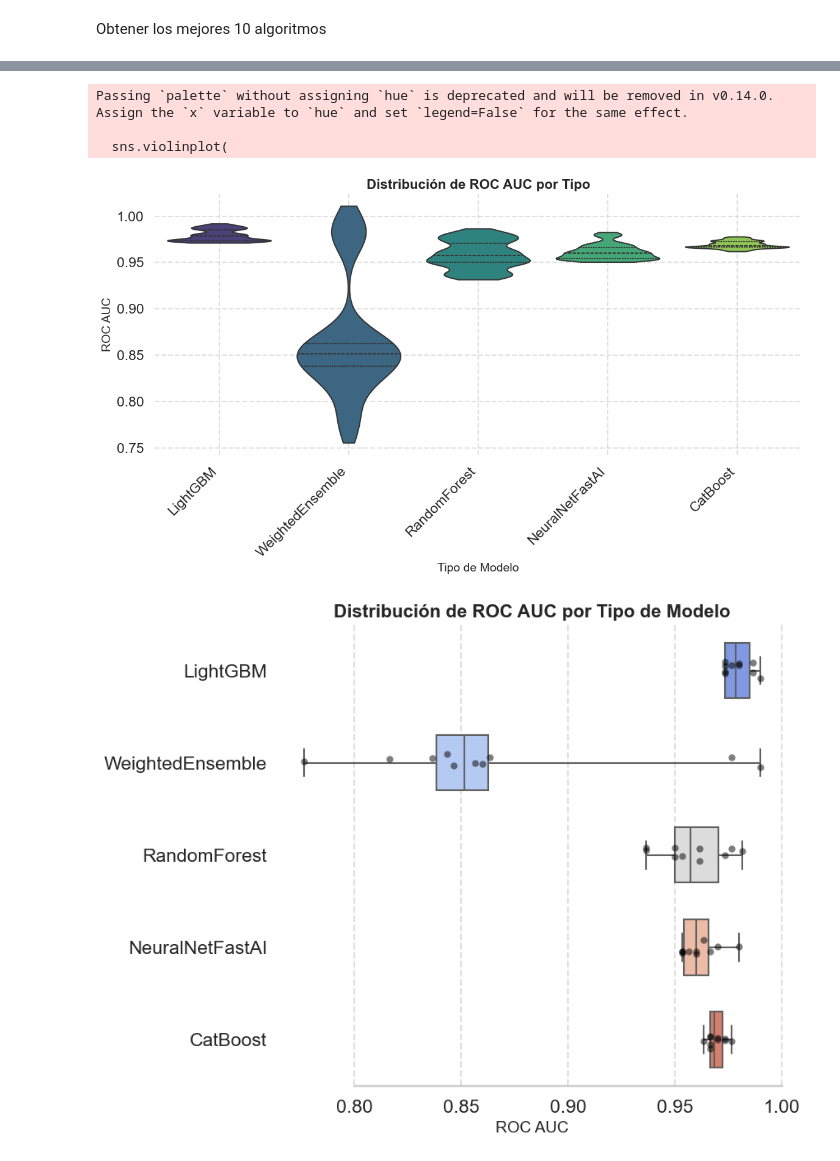
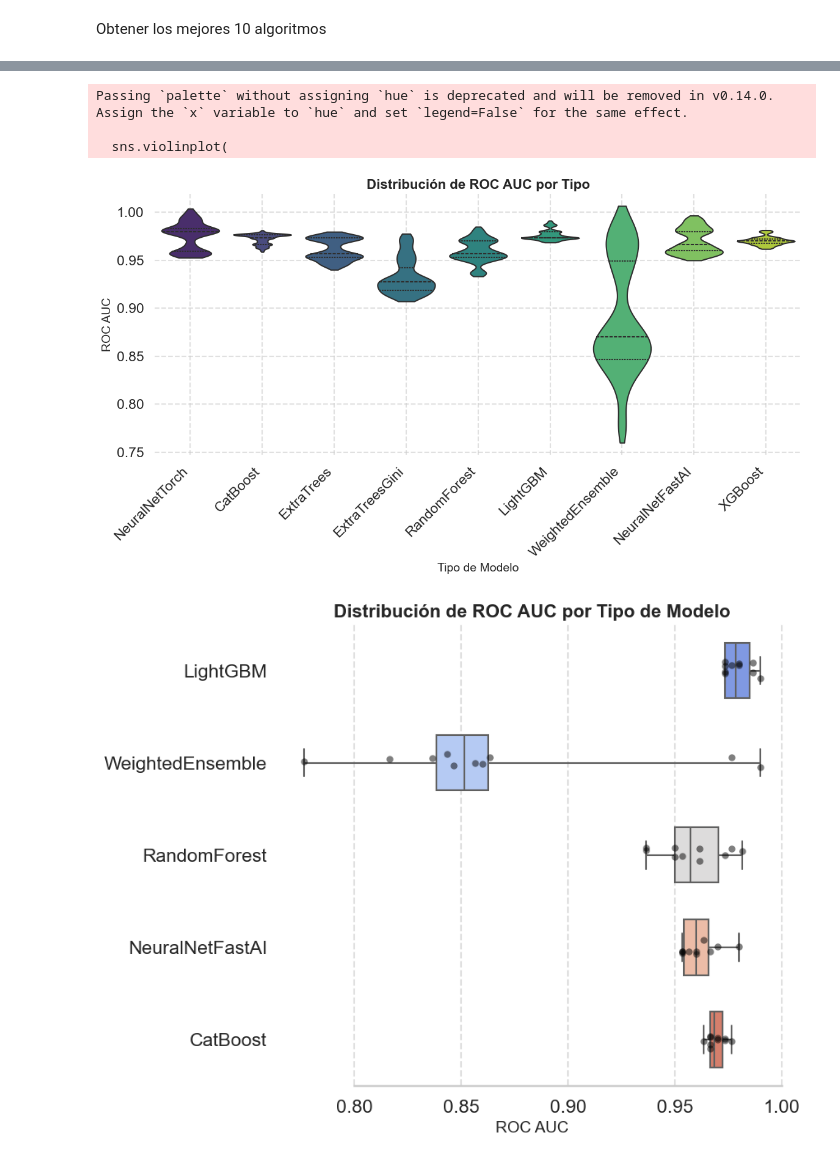
Before and after one commit to jgalanl/synthetic-data, a Jupyter notebook: analytics/analytics.ipynb, the cells around one changed output, grey strips where cells are left out. Saved outputs shown, nothing was run; the diff lists cells and outputs as text; code cells hidden in the pictures.

```diff
--- a/analytics/analytics.ipynb
+++ b/analytics/analytics.ipynb
@@ -5,8 +1,3 @@ Mostrar los resultados coloreando por el tipo de dato sintético
 # %%
 import pandas as pd
 from glob import glob
-# %%
-all_excel_files = glob("../results/ctgan/predictors*.xlsx")
-
-# read all Excel files at once
-df = pd.concat(pd.read_excel(excel_file) for excel_file in all_excel_files)
@@ -15 +4,11 @@ df['type'] = df['model'].apply(lambda x: x.split('_')[0])
+# %%
+generators = ['cg', 'ctgan', 'gc', 'tvaes']
+list_df = []
+
+for i in generators:
+    files = glob(f'../results/{i}/predictors*.xlsx')
+    df = pd.concat(pd.read_excel(excel_file) for excel_file in files)
+    df['generator'] = i
+    df['type'] = df['model'].apply(lambda x: x.split('_')[0])
+    list_df.append(df)
 # %%
@@ -17,4 +16,14 @@ metrics = ['type', 'roc_auc', 'f1', 'precision', 'recall', 'accuracy']
 # %% [markdown]
 Obtener los mejores 10 algoritmos
 # %%
-best_types = df[df['roc_auc'].notnull()].sort_values(['roc_auc', 'accuracy'], ascending=False).groupby('type').head(1).head(5)['type'].tolist()
+list_best = []
+for df in list_df:
+    best_types = df[df['roc_auc'].notnull()].sort_values(['roc_auc', 'accuracy'], ascending=False).groupby('type').head(1).head(5)['type'].tolist()
+    best_models = (
+        df[df["type"].isin(best_types)]
+        .dropna(subset=["roc_auc"])  # Eliminar valores nulos en roc_auc
+        .sort_values(["roc_auc", "accuracy"], ascending=False)
+        .groupby("type")
+        .head(10)
+    )
+    list_best.append(best_models)
@@ -49,0 +30,2 @@ top_df
+# %%
+result_df = pd.concat(list_best, ignore_index=True)
@@ -57,35 +55,35 @@ sns.set_theme(style="whitegrid", context="talk", palette="deep")
 # Configurar la figura
 fig, ax = plt.subplots(figsize=(12, 7))
 
 # Gráfico de violín con mejor visibilidad
 sns.violinplot(
-    data=top_df, x="type", y="roc_auc",
+    data=result_df, x="type", y="roc_auc",
     bw_adjust=0.5, cut=1, linewidth=1.5,
     palette="viridis", inner="quartile"
 )
 
 # Personalización de etiquetas y título
 ax.set_title("Distribución de ROC AUC por Tipo", fontsize=16, fontweight="bold")
 ax.set_xlabel("Tipo de Modelo", fontsize=14)
 ax.set_ylabel("ROC AUC", fontsize=14)
 
 # Rotar etiquetas del eje X para evitar cortes
 plt.xticks(rotation=45, ha="right")
 
 # Mejorar la visibilidad de los ejes
 sns.despine(left=True, bottom=True)
 ax.grid(True, linestyle="--", alpha=0.6)
 
 # Ajustar automáticamente los márgenes para evitar superposiciones
 plt.tight_layout()
 
 # Mostrar el gráfico
 plt.show()
 # %% [output]
 Passing `palette` without assigning `hue` is deprecated and will be removed in v0.14.0. Assign the `x` variable to `hue` and set `legend=False` for the same effect.
 
   sns.violinplot(
-[figure, old version]
+[figure, new version]
 # %%
 import seaborn as sns
 import matplotlib.pyplot as plt
```
Also changed, not shown: parts of 6 cells of this notebook.
